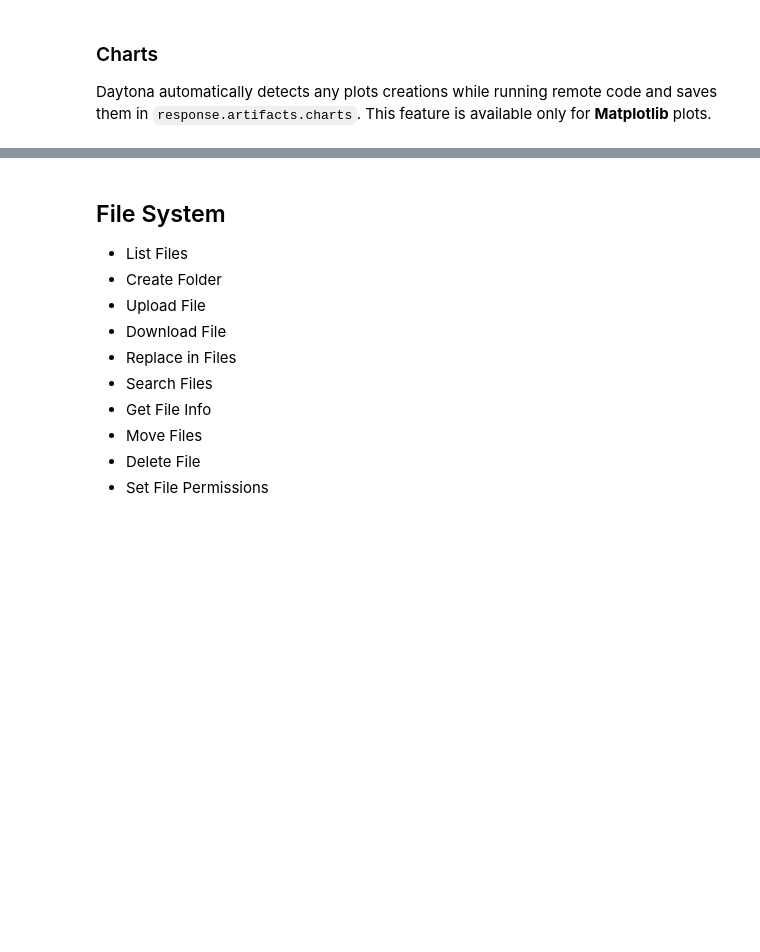
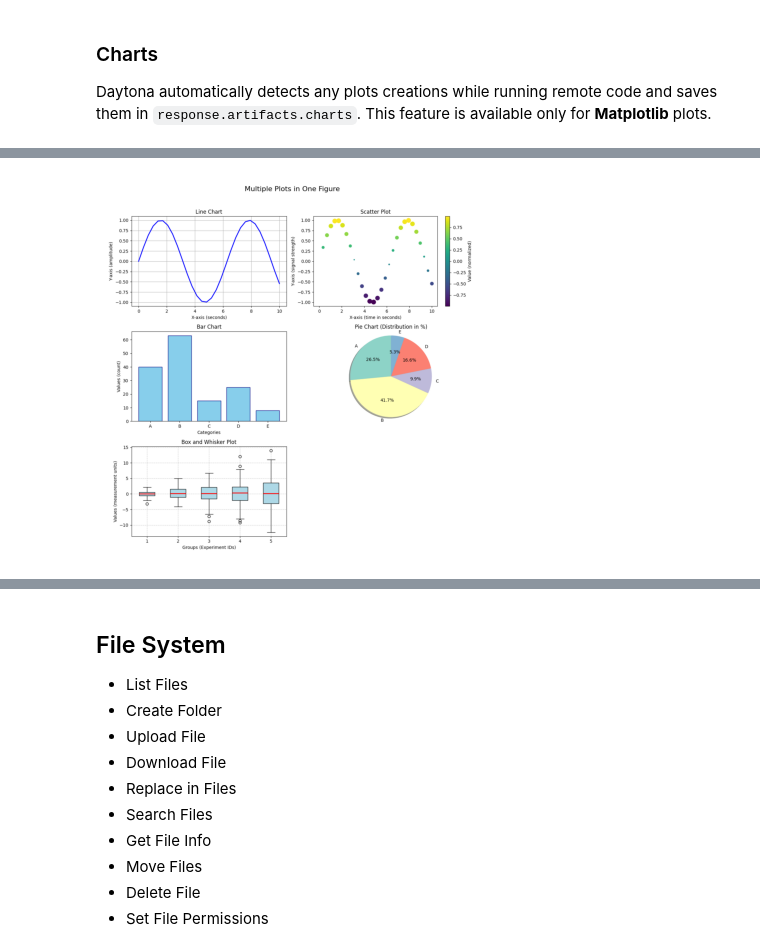
Before and after one commit to MDzaja/sdk, a Jupyter notebook: examples/jupyter/daytona.ipynb, the cells around one changed output, grey strips where cells are left out. Cells and saved outputs as stored; diff of their text form; code cells hidden in the pictures; blank space fills up the shorter version.

```diff
--- a/examples/jupyter/daytona.ipynb
+++ b/examples/jupyter/daytona.ipynb
@@ -328,0 +285,85 @@ Y Points: [ 0.          0.33803442  0.6362712   0.85959818  0.98172251  0.988266
+# %%
+matplotlib_code = """
+import matplotlib.pyplot as plt
+import numpy as np
+
+# Data
+x = np.linspace(0, 10, 30)
+y = np.sin(x)
+categories = ['A', 'B', 'C', 'D', 'E']
+values = [40, 63, 15, 25, 8]
+box_data = [np.random.normal(0, std, 100) for std in range(1, 6)]
+
+# Create a figure with 5 subplots (arranged in a grid)
+fig, axes = plt.subplots(3, 2, figsize=(12, 12))  # 3 rows, 2 columns
+fig.suptitle("Multiple Plots in One Figure", fontsize=16)
+
+# 1. Line Chart
+ax1 = axes[0, 0]
+ax1.plot(x, y, 'b-', linewidth=2)
+ax1.set_title('Line Chart')
+ax1.set_xlabel('X-axis (seconds)')
+ax1.set_ylabel('Y-axis (amplitude)')
+ax1.grid(True)
+
+# 2. Scatter Plot
+ax2 = axes[0, 1]
+sc = ax2.scatter(x, y, c=y, cmap='viridis', s=100 * np.abs(y))
+fig.colorbar(sc, ax=ax2, label='Value (normalized)')
+ax2.set_title('Scatter Plot')
+ax2.set_xlabel('X-axis (time in seconds)')
+ax2.set_ylabel('Y-axis (signal strength)')
+
+# 3. Bar Chart
+ax3 = axes[1, 0]
+ax3.bar(categories, values, color='skyblue', edgecolor='navy')
+ax3.set_title('Bar Chart')
+ax3.set_xlabel('Categories')
+ax3.set_ylabel('Values (count)')
+
+# 4. Pie Chart
+ax4 = axes[1, 1]
+ax4.pie(values, labels=categories, autopct='%1.1f%%',
+        colors=plt.cm.Set3.colors, shadow=True, startangle=90)
+ax4.set_title('Pie Chart (Distribution in %)')
+ax4.axis('equal')  # Keep the pie chart circular
+
+# 5. Box and Whisker Plot
+ax5 = axes[2, 0]
+ax5.boxplot(box_data, patch_artist=True,
+            boxprops=dict(facecolor='lightblue'),
+            medianprops=dict(color='red', linewidth=2))
+ax5.set_title('Box and Whisker Plot')
+ax5.set_xlabel('Groups (Experiment IDs)')
+ax5.set_ylabel('Values (measurement units)')
+ax5.grid(True, linestyle='--', alpha=0.7)
+
+# Hide the empty subplot in the grid
+axes[2, 1].axis('off')
+
+# Adjust layout for better readability
+plt.tight_layout(rect=[0, 0, 1, 0.96])  # Avoid overlapping with the main title
+plt.show()
+"""
+
+import matplotlib.pyplot as plt
+import numpy as np
+
+response = sandbox.process.code_run(matplotlib_code)
+
+print(response.artifacts.stdout)
+
+if response.exit_code != 0:
+    print(f"Error: {response.exit_code} {response.result}")
+else:
+    for chart in response.artifacts.charts:
+        img_data = base64.b64decode(chart.png)
+        img = plt.imread(io.BytesIO(img_data))
+        plt.imshow(img)
+        plt.axis('off')
+        plt.show()
+
+        print(chart)
+
+# daytona.remove(sandbox)
+# %% [output]
@@ -328,0 +372 @@ Y Points: [ 0.          0.33803442  0.6362712   0.85959818  0.98172251  0.988266
+[figure, added]
```
Also changed, not shown: parts of 7 cells of this notebook, 11 other files.
